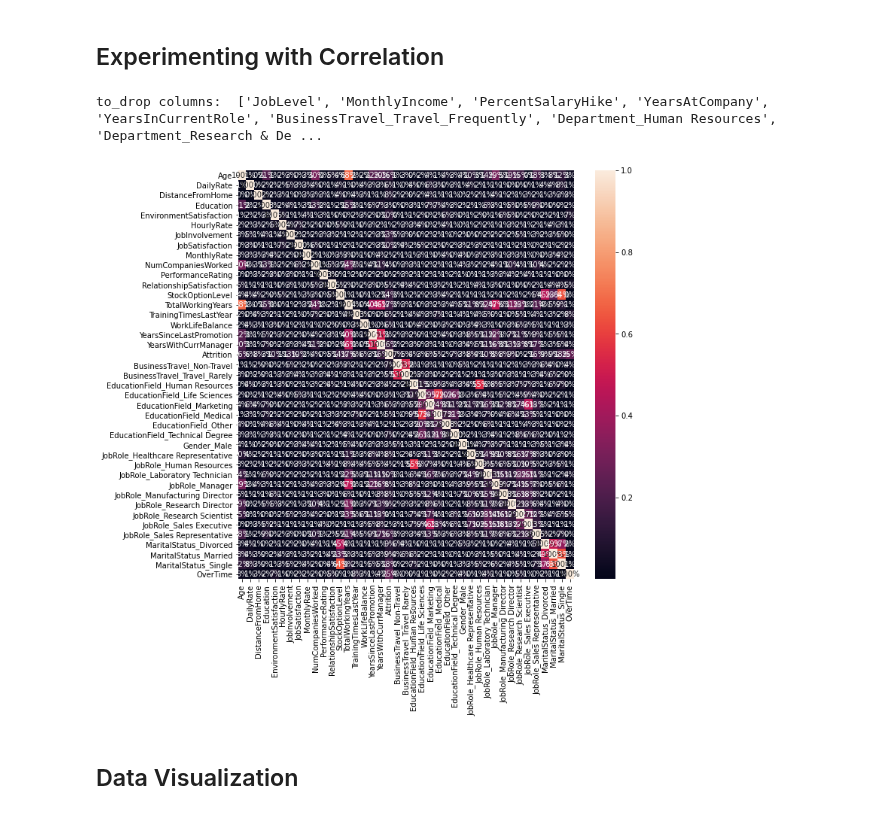
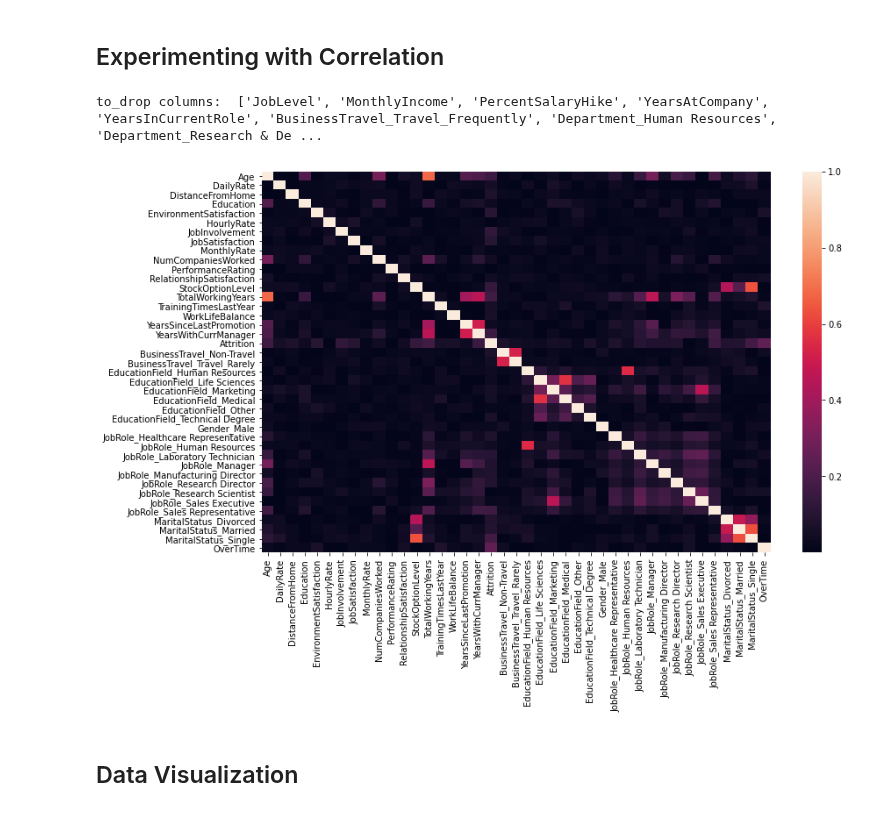
Before and after one commit to Xusong1998/Data-Analytics-Project, a Jupyter notebook: HR_Attrition_Data_Modeling.ipynb, the cells around one changed output. Cells and saved outputs as stored; diff of their text form; code cells hidden in the pictures.

```diff
--- a/HR_Attrition_Data_Modeling.ipynb
+++ b/HR_Attrition_Data_Modeling.ipynb
@@ -56,19 +56,19 @@ Index(['Age', 'DailyRate', 'DistanceFromHome', 'HourlyRate', 'MonthlyIncome',
 # %%
 corr_mask = np.triu(np.ones_like(attrition_df.corr(), dtype=bool))
 tri_df = attrition_df.corr().abs().mask(corr_mask)
-plt.figure(figsize=(10,10))
+plt.figure(figsize=(13,8))
 #sns.heatmap(attrition_df.corr().abs(),mask=corr_mask,annot=True,fmt='.0%')
 to_drop = [c for c in tri_df.columns if any(tri_df[c] > 0.7)]
 print('to_drop columns: ', to_drop)
 df_exp = attrition_df.drop(to_drop, axis=1)
 df_exp.corr()
-sns.heatmap(df_exp.corr().abs(),annot=True,fmt='.0%')
+sns.heatmap(df_exp.corr().abs(),annot=False,fmt='.0%')
 
 X_corr= df_exp.drop('Attrition',axis=1)
 y_corr=df_exp['Attrition']
 # %% [output]
 to_drop columns:  ['JobLevel', 'MonthlyIncome', 'PercentSalaryHike', 'YearsAtCompany', 'YearsInCurrentRole', 'BusinessTravel_Travel_Frequently', 'Department_Human Resources', 'Department_Research & De ...
-[figure, old version]
+[figure, new version]
 # %% [markdown]
 ## Data Visualization
 # %%
```
Also changed, not shown: parts of 6 cells of this notebook.
